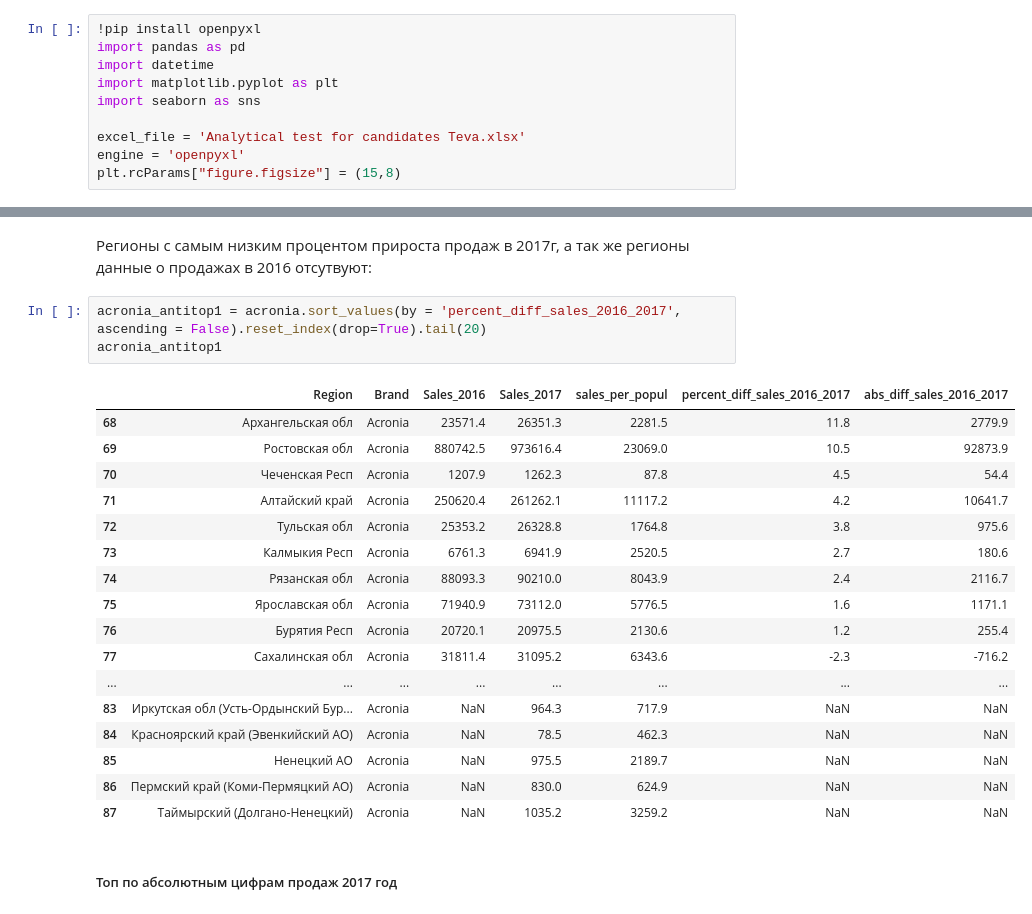
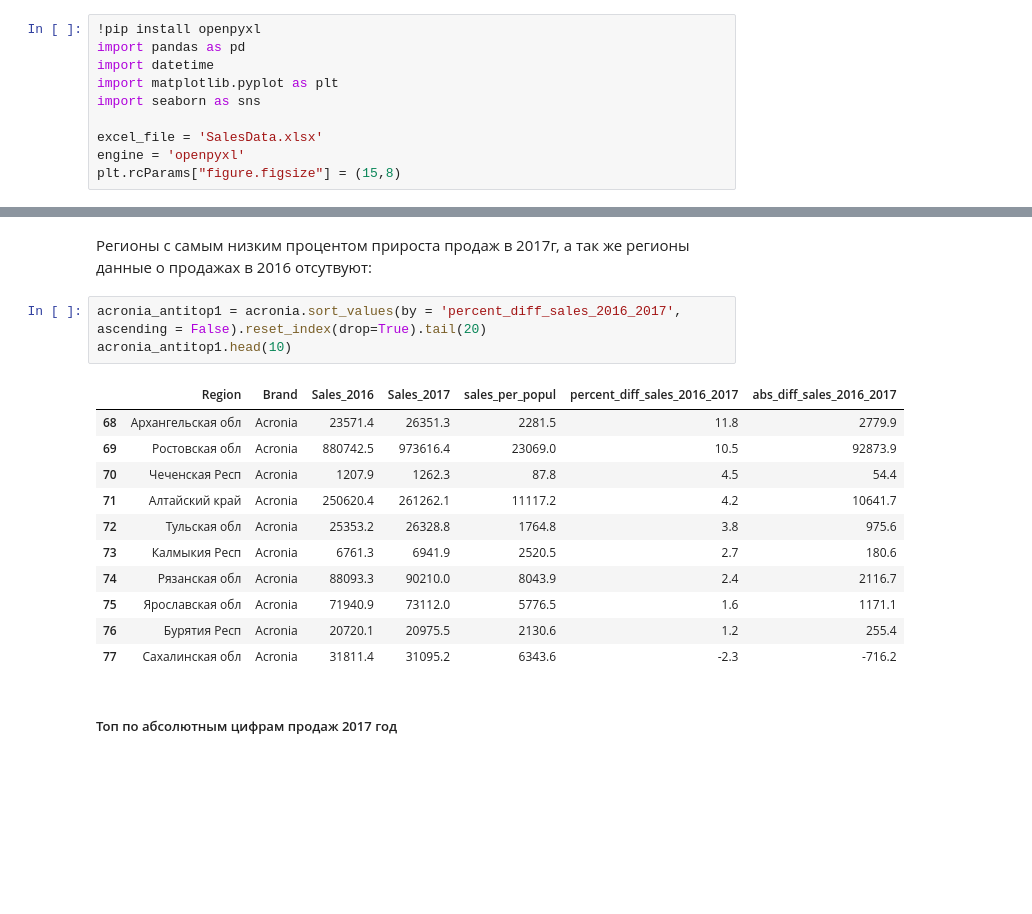
Before and after one commit to olga-abrams/DS_projects, a Jupyter notebook: pharm/pharm.ipynb, the cells around one changed output, grey strips where cells are left out. Cells and saved outputs as stored; diff of their text form; blank space fills up the shorter version.

```diff
--- a/pharm/pharm.ipynb
+++ b/pharm/pharm.ipynb
@@ -28,6 +28,6 @@ import datetime
 import matplotlib.pyplot as plt
 import seaborn as sns
 
-excel_file = 'Analytical test for candidates Teva.xlsx'
+excel_file = 'SalesData.xlsx'
 engine = 'openpyxl'
 plt.rcParams["figure.figsize"] = (15,8)
@@ -594,25 +570,19 @@ acronia_top1
 Регионы с самым низким процентом прироста продаж в 2017г, а так же регионы данные о продажах в 2016 отсутвуют:
 # %%
 acronia_antitop1 = acronia.sort_values(by = 'percent_diff_sales_2016_2017', ascending = False).reset_index(drop=True).tail(20)
-acronia_antitop1
+acronia_antitop1.head(10)
 # %% [output]
 |  | Region | Brand | Sales_2016 | Sales_2017 | sales_per_popul | percent_diff_sales_2016_2017 | abs_diff_sales_2016_2017 |
 | 68 | Архангельская обл | Acronia | 23571.4 | 26351.3 | 2281.5 | 11.8 | 2779.9 |
 | 69 | Ростовская обл | Acronia | 880742.5 | 973616.4 | 23069.0 | 10.5 | 92873.9 |
 | 70 | Чеченская Респ | Acronia | 1207.9 | 1262.3 | 87.8 | 4.5 | 54.4 |
 | 71 | Алтайский край | Acronia | 250620.4 | 261262.1 | 11117.2 | 4.2 | 10641.7 |
 | 72 | Тульская обл | Acronia | 25353.2 | 26328.8 | 1764.8 | 3.8 | 975.6 |
 | 73 | Калмыкия Респ | Acronia | 6761.3 | 6941.9 | 2520.5 | 2.7 | 180.6 |
 | 74 | Рязанская обл | Acronia | 88093.3 | 90210.0 | 8043.9 | 2.4 | 2116.7 |
 | 75 | Ярославская обл | Acronia | 71940.9 | 73112.0 | 5776.5 | 1.6 | 1171.1 |
 | 76 | Бурятия Респ | Acronia | 20720.1 | 20975.5 | 2130.6 | 1.2 | 255.4 |
 | 77 | Сахалинская обл | Acronia | 31811.4 | 31095.2 | 6343.6 | -2.3 | -716.2 |
-| ... | ... | ... | ... | ... | ... | ... | ... |
-| 83 | Иркутская обл (Усть-Ордынский Бур... | Acronia | NaN | 964.3 | 717.9 | NaN | NaN |
-| 84 | Красноярский край (Эвенкийский АО) | Acronia | NaN | 78.5 | 462.3 | NaN | NaN |
-| 85 | Ненецкий АО | Acronia | NaN | 975.5 | 2189.7 | NaN | NaN |
-| 86 | Пермский край (Коми-Пермяцкий АО) | Acronia | NaN | 830.0 | 624.9 | NaN | NaN |
-| 87 | Таймырский (Долгано-Ненецкий) | Acronia | NaN | 1035.2 | 3259.2 | NaN | NaN |
 # %% [markdown]
 ##### Топ по абсолютным цифрам продаж 2017 год
 # %%
```
Also changed, not shown: parts of 5 cells of this notebook.
